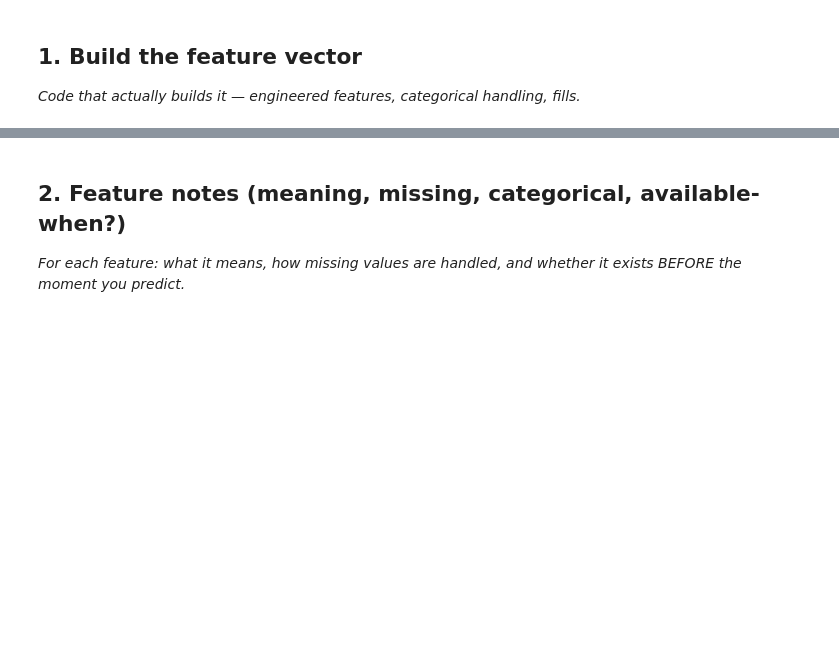
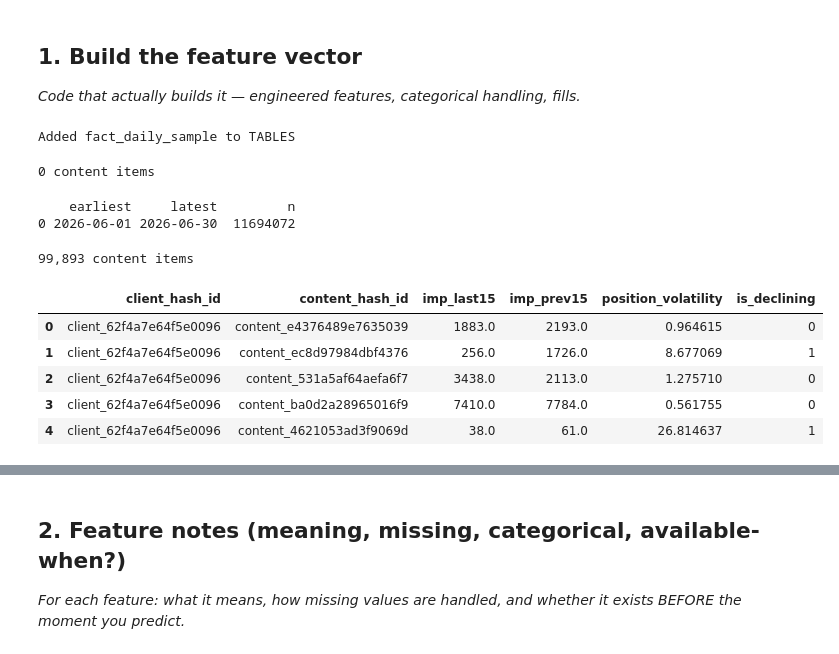
Before and after one commit to ameemaiqbal/flyrank-ml-internship, a Jupyter notebook: work/notebooks/w03_feature_leakage_check.ipynb, the cells around one changed output, grey strips where cells are left out. Cells and saved outputs as stored; diff of their text form; code cells hidden in the pictures; blank space fills up the shorter version.

```diff
--- a/work/notebooks/w03_feature_leakage_check.ipynb
+++ b/work/notebooks/w03_feature_leakage_check.ipynb
@@ -15,0 +63,67 @@ This skeleton is yours to fill. Work the sections **in order** — each one has
+# %%
+TABLES['fact_daily_sample'] = f"read_parquet('{REL}/fact_content_daily_performance_sample.parquet')"
+print("Added fact_daily_sample to TABLES")
+# %% [output]
+Added fact_daily_sample to TABLES
+# %%
+features = con.sql(f"""
+    WITH bounds AS (
+        SELECT MAX(report_date) AS end_d FROM {TABLES['fact_daily_sample']}
+    ),
+    windowed AS (
+        SELECT f.client_hash_id, f.content_hash_id,
+               SUM(CASE WHEN f.report_date >  b.end_d - INTERVAL 30 DAY THEN f.gsc_impressions ELSE 0 END) AS imp_last30,
+               SUM(CASE WHEN f.report_date <= b.end_d - INTERVAL 30 DAY THEN f.gsc_impressions ELSE 0 END) AS imp_prev60,
+               STDDEV(CASE WHEN f.report_date >  b.end_d - INTERVAL 30 DAY THEN f.gsc_avg_position END) AS position_volatility
+        FROM {TABLES['fact_daily_sample']} f, bounds b
+        WHERE f.report_date > b.end_d - INTERVAL 90 DAY
+        GROUP BY 1, 2
+        HAVING imp_prev60 >= 150
+    )
+    SELECT *, imp_prev60 / 2.0 AS imp_prev60_avg30
+    FROM windowed
+""").df()
+
+features['is_declining'] = (features['imp_last30'] < 0.8 * features['imp_prev60_avg30']).astype(int)
+print(f"{len(features):,} content items")
+# %% [output]
+0 content items
+# %%
+sample_check = con.sql(f"""
+    SELECT MIN(report_date) AS earliest, MAX(report_date) AS latest, COUNT(*) AS n
+    FROM {TABLES['fact_daily_sample']}
+""").df()
+print(sample_check)
+# %% [output]
+    earliest     latest         n
+0 2026-06-01 2026-06-30  11694072
+# %%
+features = con.sql(f"""
+    WITH bounds AS (
+        SELECT MAX(report_date) AS end_d FROM {TABLES['fact_daily_sample']}
+    ),
+    windowed AS (
+        SELECT f.client_hash_id, f.content_hash_id,
+               SUM(CASE WHEN f.report_date >  b.end_d - INTERVAL 15 DAY THEN f.gsc_impressions ELSE 0 END) AS imp_last15,
+               SUM(CASE WHEN f.report_date <= b.end_d - INTERVAL 15 DAY THEN f.gsc_impressions ELSE 0 END) AS imp_prev15,
+               STDDEV(CASE WHEN f.report_date >  b.end_d - INTERVAL 15 DAY THEN f.gsc_avg_position END) AS position_volatility
+        FROM {TABLES['fact_daily_sample']} f, bounds b
+        WHERE f.report_date > b.end_d - INTERVAL 30 DAY
+        GROUP BY 1, 2
+        HAVING imp_prev15 >= 50
+    )
+    SELECT *
+    FROM windowed
+""").df()
+
+features['is_declining'] = (features['imp_last15'] < 0.8 * features['imp_prev15']).astype(int)
+print(f"{len(features):,} content items")
+features.head()
+# %% [output]
+99,893 content items
+|  | client_hash_id | content_hash_id | imp_last15 | imp_prev15 | position_volatility | is_declining |
+| 0 | client_62f4a7e64f5e0096 | content_e4376489e7635039 | 1883.0 | 2193.0 | 0.964615 | 0 |
+| 1 | client_62f4a7e64f5e0096 | content_ec8d97984dbf4376 | 256.0 | 1726.0 | 8.677069 | 1 |
+| 2 | client_62f4a7e64f5e0096 | content_531a5af64aefa6f7 | 3438.0 | 2113.0 | 1.275710 | 0 |
+| 3 | client_62f4a7e64f5e0096 | content_ba0d2a28965016f9 | 7410.0 | 7784.0 | 0.561755 | 0 |
+| 4 | client_62f4a7e64f5e0096 | content_4621053ad3f9069d | 38.0 | 61.0 | 26.814637 | 1 |
```
Also changed, not shown: parts of 15 cells of this notebook.
